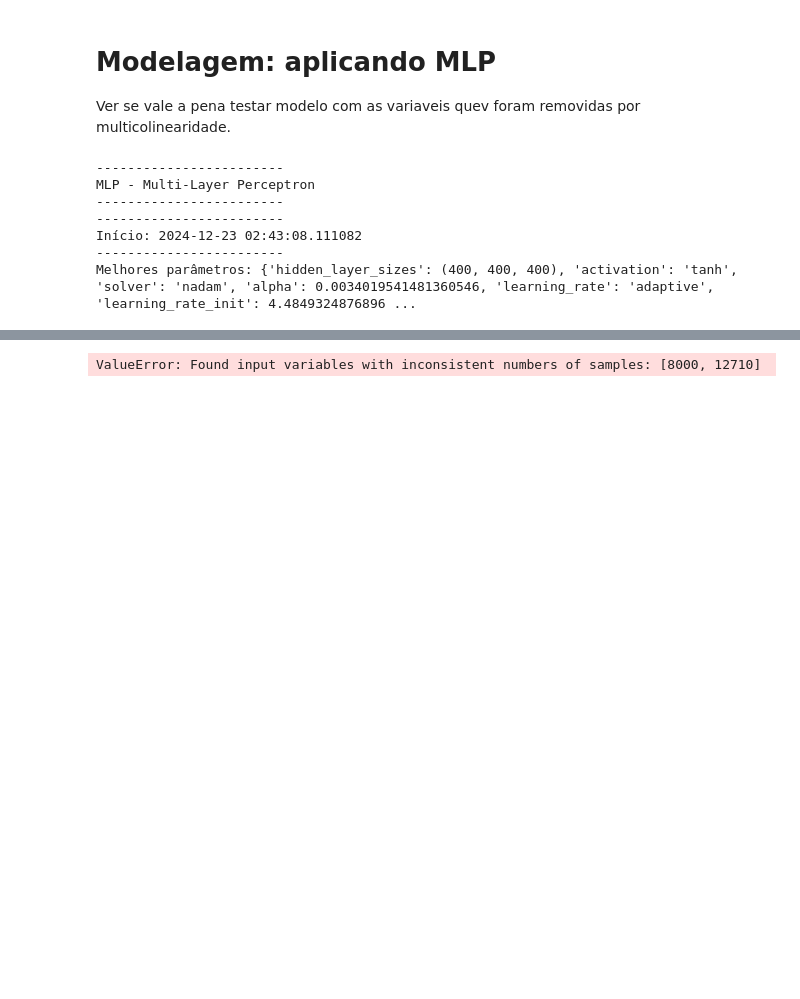
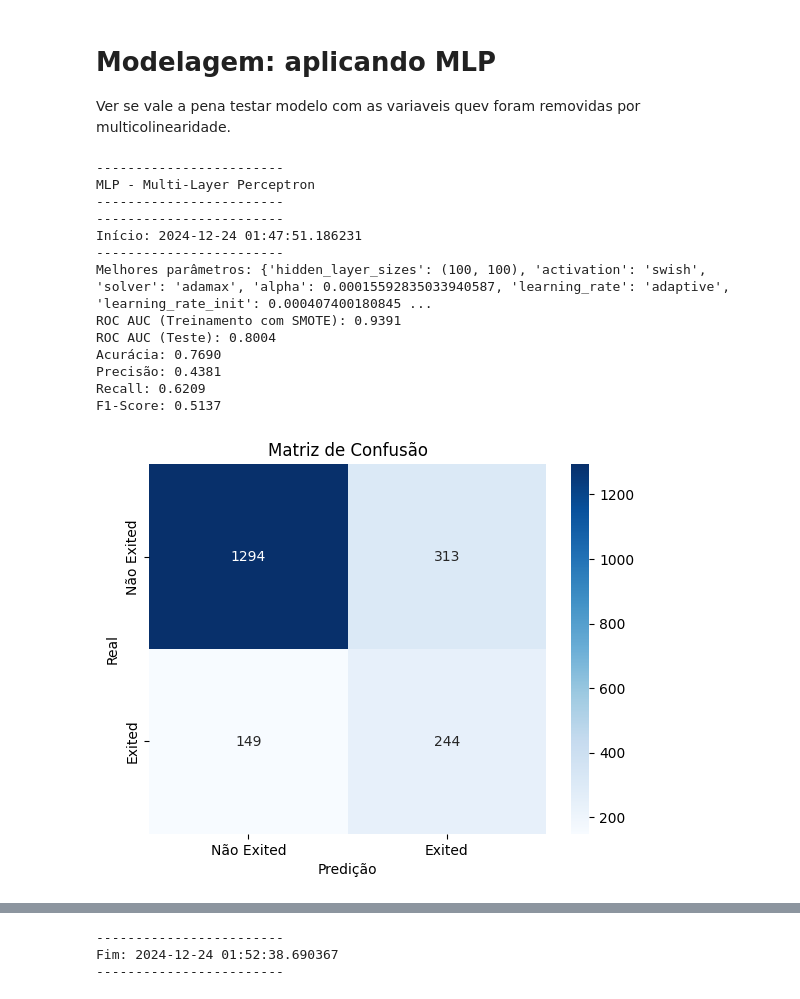
Before and after one commit to JGeovaniCorreia/Ciencia_de_dados, a Jupyter notebook: Churn_predict/bank-customer-churn-eda-mlp-pytorch.ipynb, the cells around one changed output, grey strips where cells are left out. Cells and saved outputs as stored; diff of their text form; code cells hidden in the pictures; blank space fills up the shorter version.

```diff
--- a/Churn_predict/bank-customer-churn-eda-mlp-pytorch.ipynb
+++ b/Churn_predict/bank-customer-churn-eda-mlp-pytorch.ipynb
@@ -746,20 +751,6 @@ Name: count, dtype: int64
 
 Ver se vale a pena testar modelo com as variaveis quev foram removidas por multicolinearidade.
 # %%
-import warnings
-import torch
-import torch.nn as nn
-import torch.optim as optim
-import optuna
-from sklearn.metrics import roc_auc_score, classification_report, confusion_matrix, accuracy_score, precision_score, recall_score, f1_score, roc_curve
-import matplotlib.pyplot as plt
-import seaborn as sns
-from sklearn.model_selection import train_test_split
-from sklearn.preprocessing import StandardScaler
-from imblearn.over_sampling import SMOTE
-from datetime import datetime, timedelta
-import logging
-
 #-----------------------------------------------------------------------------------------------------------------------------------------------
 # Tira as mensagens chatas, mas caso o modelo de problemas, vale tirar esses códigos e entender se os warning dizem mais sobre os problemas
 warnings.filterwarnings("ignore")
@@ -834,6 +825,7 @@ def create_model(hidden_layer_sizes, activation='relu', solver='adam', alpha=0.0
 
 # Função de objetivo para o Optuna
 def objective(trial):
+
     hidden_layer_sizes = trial.suggest_categorical('hidden_layer_sizes', [
         (50,), (100,), (150,), (200,), (250,), (300,), (400,), (500,), (600,), (700,), (800,), (900,), (1000,),
         (50, 50), (100, 100), (150, 150), (200, 200), (300, 300), (400, 400),
@@ -859,6 +851,7 @@ def objective(trial):
     early_stopping = trial.suggest_categorical('early_stopping', [True, False])
 
     validation_fraction = trial.suggest_categorical('validation_fraction', [0.1, 0.2, 0.3, 0.4, 0.5, 0.6, 0.7, 0.8])
+
 
     # Criando o modelo
     model, criterion, optimizer = create_model(
@@ -889,7 +882,7 @@ def objective(trial):
 
 # Executando a otimização
 study = optuna.create_study(direction="maximize")
-study.optimize(objective, n_trials=20)  # Mais iterações para testar uma gama mais ampla de parâmetros
+study.optimize(objective, n_trials=50)  # Mais iterações para testar uma gama mais ampla de parâmetros
 
 # Resultados
 print(f"Melhores parâmetros: {study.best_params}")
@@ -898,7 +891,7 @@ print(f"Melhores parâmetros: {study.best_params}")
 best_params = study.best_params
 model, criterion, optimizer = create_model(**best_params)
 
-# Treinando o modelo final com os melhores parâmetros
+# Treinamento final com os melhores parâmetros
 model.train()
 for epoch in range(best_params['max_iter']):
     optimizer.zero_grad()
@@ -909,38 +902,78 @@ for epoch in range(best_params['max_iter']):
 
 # Avaliação final do modelo
 model.eval()
-y_pred_prob_train = model(X_train_tensor).cpu().detach().numpy().squeeze()
+# Predições no conjunto de treinamento e teste
+y_pred_prob_train_res = model(X_train_tensor).cpu().detach().numpy().squeeze()
 y_pred_prob_test = model(X_test_tensor).cpu().detach().numpy().squeeze()
+
+# Usando o conjunto balanceado para cálculo do ROC AUC de treinamento
+roc_auc_train_res = roc_auc_score(y_train_res, y_pred_prob_train_res)
+roc_auc_test = roc_auc_score(y_test, y_pred_prob_test)
+
+# Converte probabilidades em classes no conjunto de teste
 y_pred_class_test = (y_pred_prob_test > 0.5).astype(int)
 
 # Cálculo das métricas finais
-roc_auc_train = roc_auc_score(y_train, y_pred_prob_train)
-roc_auc_test = roc_auc_score(y_test, y_pred_prob_test)
 accuracy = accuracy_score(y_test, y_pred_class_test)
 precision = precision_score(y_test, y_pred_class_test)
 recall = recall_score(y_test, y_pred_class_test)
 f1 = f1_score(y_test, y_pred_class_test)
 
-# Exibição dos resultados
-print(f"ROC AUC (Treinamento): {roc_auc_train:.4f}")
+# Exibição dos resultados ajustados
+print(f"ROC AUC (Treinamento com SMOTE): {roc_auc_train_res:.4f}")
 print(f"ROC AUC (Teste): {roc_auc_test:.4f}")
 print(f"Acurácia: {accuracy:.4f}")
 print(f"Precisão: {precision:.4f}")
 print(f"Recall: {recall:.4f}")
 print(f"F1-Score: {f1:.4f}")
 
-# Exibindo a matriz de confusão
+# Matriz de confusão
 conf_matrix = confusion_matrix(y_test, y_pred_class_test)
 sns.heatmap(conf_matrix, annot=True, fmt='d', cmap='Blues', xticklabels=['Não Exited', 'Exited'], yticklabels=['Não Exited', 'Exited'])
 plt.xlabel('Predição')
 plt.ylabel('Real')
 plt.title('Matriz de Confusão')
 plt.show()
+
+# Gráfico ROC para o conjunto de treinamento
+plt.figure(figsize=(8, 6))
+plt.plot(fpr_train, tpr_train, color='blue', label=f'ROC Curve (AUC = {roc_auc_train_res:.2f})')
+plt.plot([0, 1], [0, 1], color='gray', linestyle='--')
+plt.title('Curva ROC - Treinamento (com SMOTE)', fontsize=14)
+plt.xlabel('Taxa de Falsos Positivos (FPR)', fontsize=12)
+plt.ylabel('Taxa de Verdadeiros Positivos (TPR)', fontsize=12)
+plt.legend(loc='lower right', fontsize=10)
+plt.grid()
+plt.show()
+
+# Gráfico ROC para o conjunto de teste
+plt.figure(figsize=(8, 6))
+plt.plot(fpr_test, tpr_test, color='green', label=f'ROC Curve (AUC = {roc_auc_test:.2f})')
+plt.plot([0, 1], [0, 1], color='gray', linestyle='--')
+plt.title('Curva ROC - Teste', fontsize=14)
+plt.xlabel('Taxa de Falsos Positivos (FPR)', fontsize=12)
+plt.ylabel('Taxa de Verdadeiros Positivos (TPR)', fontsize=12)
+plt.legend(loc='lower right', fontsize=10)
+plt.grid()
+plt.show()
+
+# Fim
+end_time_utc = datetime.utcnow() - timedelta(hours=3)
+print('------------------------')
+print("Fim:", end_time_utc)
+print('------------------------')
 # %% [output]
 ------------------------
 MLP - Multi-Layer Perceptron
 ------------------------
 ------------------------
-Início: 2024-12-23 02:43:08.111082
+Início: 2024-12-24 01:47:51.186231
 ------------------------
-Melhores parâmetros: {'hidden_layer_sizes': (400, 400, 400), 'activation': 'tanh', 'solver': 'nadam', 'alpha': 0.0034019541481360546, 'learning_rate': 'adaptive', 'learning_rate_init': 4.4849324876896 ...
+Melhores parâmetros: {'hidden_layer_sizes': (100, 100), 'activation': 'swish', 'solver': 'adamax', 'alpha': 0.00015592835033940587, 'learning_rate': 'adaptive', 'learning_rate_init': 0.000407400180845 ...
+ROC AUC (Treinamento com SMOTE): 0.9391
+ROC AUC (Teste): 0.8004
+Acurácia: 0.7690
+Precisão: 0.4381
+Recall: 0.6209
+F1-Score: 0.5137
+[figure, added]
@@ -947 +982,3 @@ Melhores parâmetros: {'hidden_layer_sizes': (400, 400, 400), 'activation': 'tan
-ValueError: Found input variables with inconsistent numbers of samples: [8000, 12710]
+------------------------
+Fim: 2024-12-24 01:52:38.690367
+------------------------
```
Also changed, not shown: parts of 2 cells of this notebook.
